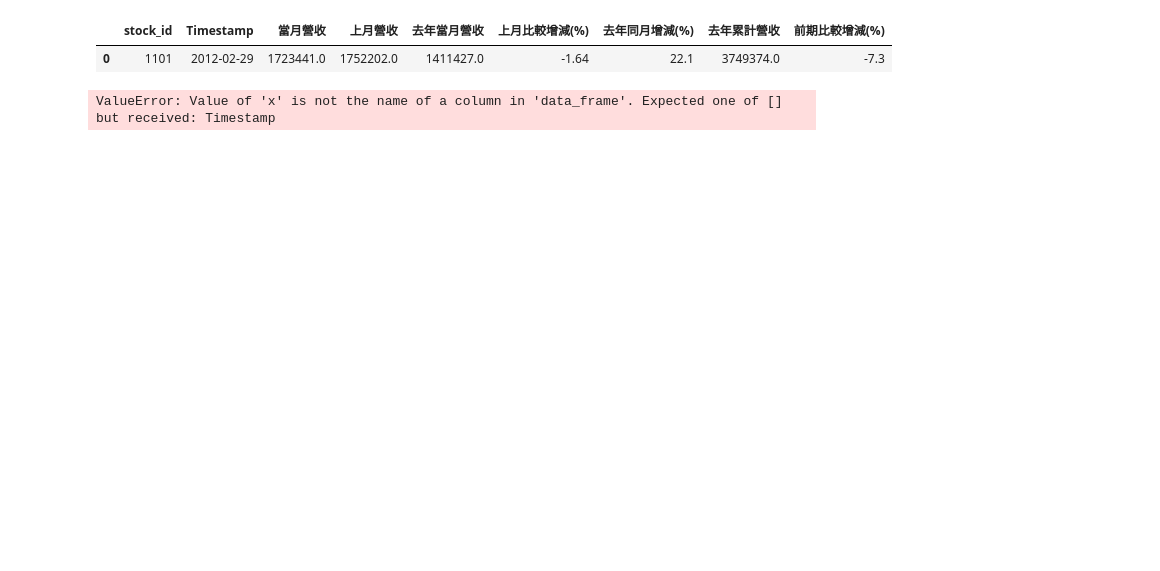
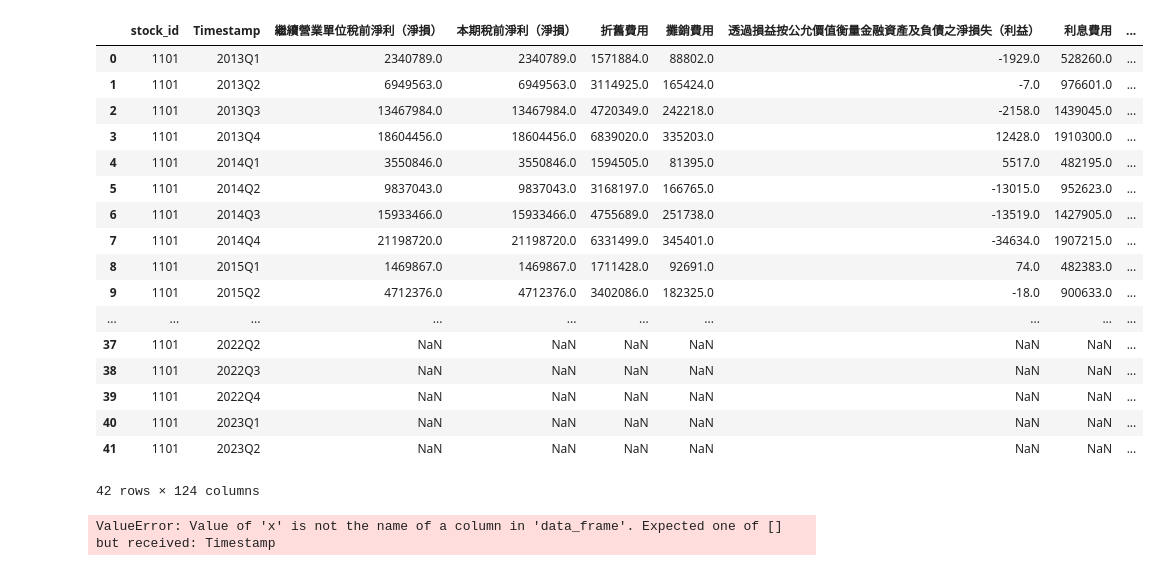
Before and after one commit to max0514/trading_bot, a Jupyter notebook: backtest.ipynb, the cells around one changed output. Saved outputs shown, nothing was run; the diff lists cells and outputs as text; code cells hidden in the pictures; blank space fills up the shorter version.

```diff
--- a/backtest.ipynb
+++ b/backtest.ipynb
@@ -6,13 +6,36 @@ import plotly.express as px
 # %%
 price_repo = Mongo(db='trading_bot', collection='stock_price')
 month_revenue_repo = Mongo(db='trading_bot', collection='month_revenue')
-price_data = price_repo.get_data_by_stock_id('2330')
+balance_sheet_repo = Mongo(db='trading_bot', collection='balance_sheet')
+income_sheet_repo = Mongo(db='trading_bot', collection='income_sheet')
+cash_flow_repo = Mongo(db='trading_bot', collection='cash_flow')
+
+price_data = price_repo.get_data_by_stock_id('1101')
 month_revenue_data = month_revenue_repo.get_data_by_stock_id('1101')
+income_sheet = income_sheet_repo.get_data_by_stock_id('1101')
+balance_sheet = balance_sheet_repo.get_data_by_stock_id('1101')
+cash_flow = cash_flow_repo.get_data_by_stock_id('1101')
-# %%
-month_revenue_data
-# %% [output]
-|  | stock_id | Timestamp | 當月營收 | 上月營收 | 去年當月營收 | 上月比較增減(%) | 去年同月增減(%) | 去年累計營收 | 前期比較增減(%) |
-| 0 | 1101 | 2012-02-29 | 1723441.0 | 1752202.0 | 1411427.0 | -1.64 | 22.1 | 3749374.0 | -7.3 |
+# %%
+cash_flow
+# %% [output]
+|  | stock_id | Timestamp | 繼續營業單位稅前淨利（淨損） | 本期稅前淨利（淨損） | 折舊費用 | 攤銷費用 | 透過損益按公允價值衡量金融資產及負債之淨損失（利益） | 利息費用 | ... |
+| 0 | 1101 | 2013Q1 | 2340789.0 | 2340789.0 | 1571884.0 | 88802.0 | -1929.0 | 528260.0 | ... |
+| 1 | 1101 | 2013Q2 | 6949563.0 | 6949563.0 | 3114925.0 | 165424.0 | -7.0 | 976601.0 | ... |
+| 2 | 1101 | 2013Q3 | 13467984.0 | 13467984.0 | 4720349.0 | 242218.0 | -2158.0 | 1439045.0 | ... |
+| 3 | 1101 | 2013Q4 | 18604456.0 | 18604456.0 | 6839020.0 | 335203.0 | 12428.0 | 1910300.0 | ... |
+| 4 | 1101 | 2014Q1 | 3550846.0 | 3550846.0 | 1594505.0 | 81395.0 | 5517.0 | 482195.0 | ... |
+| 5 | 1101 | 2014Q2 | 9837043.0 | 9837043.0 | 3168197.0 | 166765.0 | -13015.0 | 952623.0 | ... |
+| 6 | 1101 | 2014Q3 | 15933466.0 | 15933466.0 | 4755689.0 | 251738.0 | -13519.0 | 1427905.0 | ... |
+| 7 | 1101 | 2014Q4 | 21198720.0 | 21198720.0 | 6331499.0 | 345401.0 | -34634.0 | 1907215.0 | ... |
+| 8 | 1101 | 2015Q1 | 1469867.0 | 1469867.0 | 1711428.0 | 92691.0 | 74.0 | 482383.0 | ... |
+| 9 | 1101 | 2015Q2 | 4712376.0 | 4712376.0 | 3402086.0 | 182325.0 | -18.0 | 900633.0 | ... |
+| ... | ... | ... | ... | ... | ... | ... | ... | ... | ... |
+| 37 | 1101 | 2022Q2 | NaN | NaN | NaN | NaN | NaN | NaN | ... |
+| 38 | 1101 | 2022Q3 | NaN | NaN | NaN | NaN | NaN | NaN | ... |
+| 39 | 1101 | 2022Q4 | NaN | NaN | NaN | NaN | NaN | NaN | ... |
+| 40 | 1101 | 2023Q1 | NaN | NaN | NaN | NaN | NaN | NaN | ... |
+| 41 | 1101 | 2023Q2 | NaN | NaN | NaN | NaN | NaN | NaN | ... |
+42 rows × 124 columns
 # %%
 px.line(data_frame=price_data, x='Timestamp', y='close')
 px.histogram(data_frame=month_revenue_data, x='Timestamp', y='')
```
Also changed, not shown: 1 other file.
